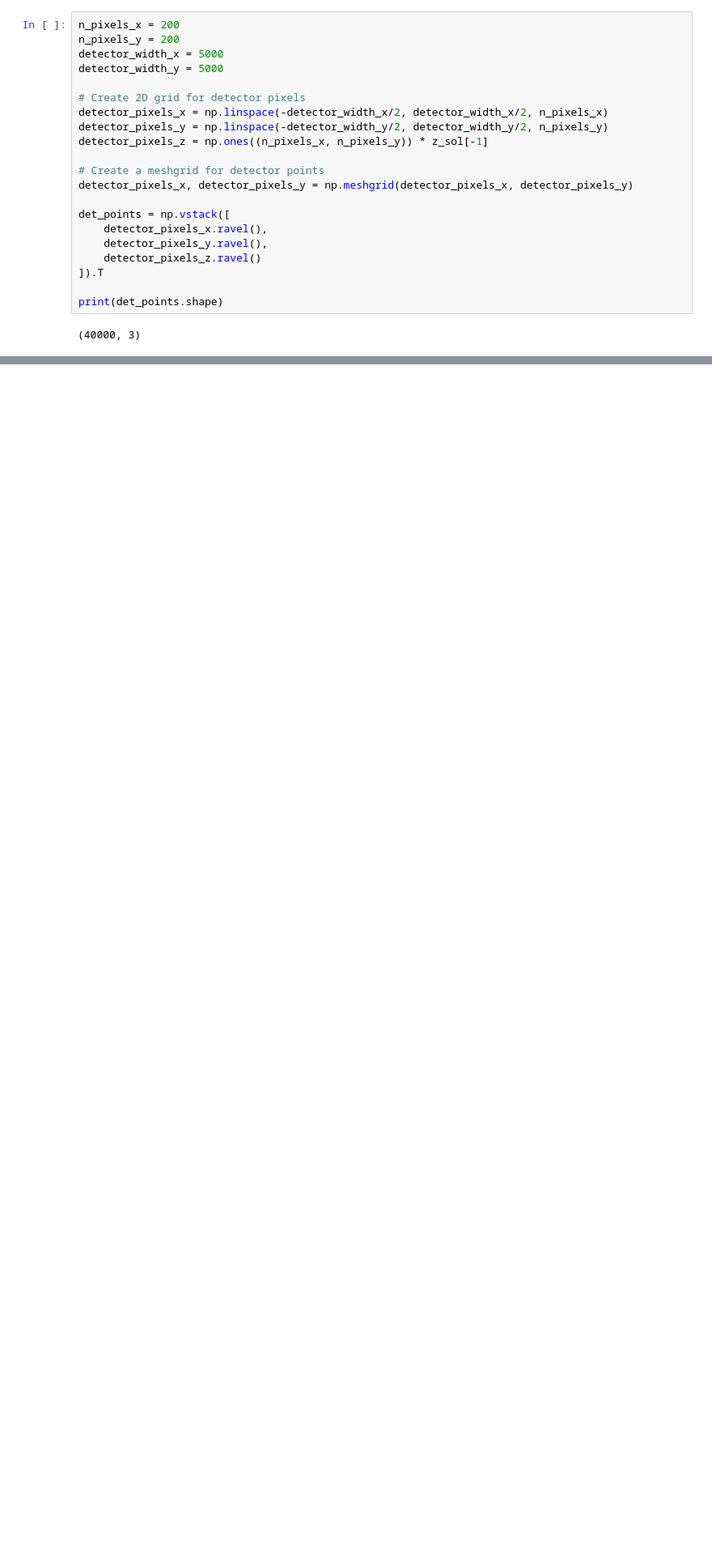
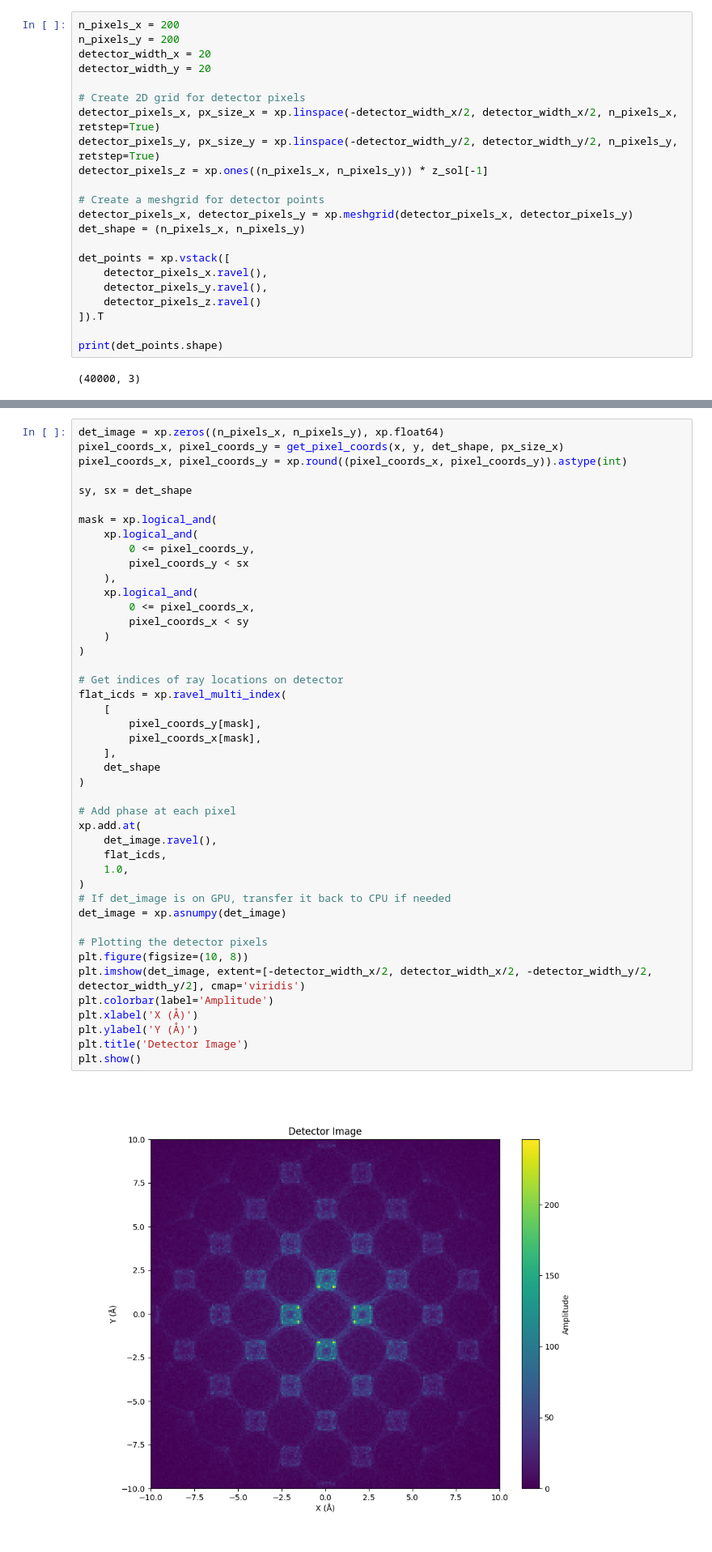
Before and after one commit to DavidLanders95/MonteCarloMS, a Jupyter notebook: eikonal.ipynb, the cells around one changed output, grey strips where cells are left out. Shown at 81% size. Drawn from its saved outputs; the diff is of its cells as text; blank space fills up the shorter version.

```diff
--- a/eikonal.ipynb
+++ b/eikonal.ipynb
@@ -204,18 +251,19 @@ x_sol = r[:, :, 0]
 # %%
 n_pixels_x = 200
 n_pixels_y = 200
-detector_width_x = 5000
-detector_width_y = 5000
+detector_width_x = 20
+detector_width_y = 20
 
 # Create 2D grid for detector pixels
-detector_pixels_x = np.linspace(-detector_width_x/2, detector_width_x/2, n_pixels_x)
-detector_pixels_y = np.linspace(-detector_width_y/2, detector_width_y/2, n_pixels_y)
-detector_pixels_z = np.ones((n_pixels_x, n_pixels_y)) * z_sol[-1]
+detector_pixels_x, px_size_x = xp.linspace(-detector_width_x/2, detector_width_x/2, n_pixels_x, retstep=True)
+detector_pixels_y, px_size_y = xp.linspace(-detector_width_y/2, detector_width_y/2, n_pixels_y, retstep=True)
+detector_pixels_z = xp.ones((n_pixels_x, n_pixels_y)) * z_sol[-1]
 
 # Create a meshgrid for detector points
-detector_pixels_x, detector_pixels_y = np.meshgrid(detector_pixels_x, detector_pixels_y)
+detector_pixels_x, detector_pixels_y = xp.meshgrid(detector_pixels_x, detector_pixels_y)
+det_shape = (n_pixels_x, n_pixels_y)
 
-det_points = np.vstack([
+det_points = xp.vstack([
     detector_pixels_x.ravel(),
     detector_pixels_y.ravel(),
     detector_pixels_z.ravel()
@@ -254,0 +336,46 @@ plt.show()
+# %%
+det_image = xp.zeros((n_pixels_x, n_pixels_y), xp.float64)
+pixel_coords_x, pixel_coords_y = get_pixel_coords(x, y, det_shape, px_size_x)
+pixel_coords_x, pixel_coords_y = xp.round((pixel_coords_x, pixel_coords_y)).astype(int)
+
+sy, sx = det_shape
+
+mask = xp.logical_and(
+    xp.logical_and(
+        0 <= pixel_coords_y,
+        pixel_coords_y < sx
+    ),
+    xp.logical_and(
+        0 <= pixel_coords_x,
+        pixel_coords_x < sy
+    )
+)
+
+# Get indices of ray locations on detector
+flat_icds = xp.ravel_multi_index(
+    [
+        pixel_coords_y[mask],
+        pixel_coords_x[mask],
+    ],
+    det_shape
+)
+
+# Add phase at each pixel
+xp.add.at(
+    det_image.ravel(),
+    flat_icds,
+    1.0,
+)
+# If det_image is on GPU, transfer it back to CPU if needed
+det_image = xp.asnumpy(det_image)
+
+# Plotting the detector pixels
+plt.figure(figsize=(10, 8))
+plt.imshow(det_image, extent=[-detector_width_x/2, detector_width_x/2, -detector_width_y/2, detector_width_y/2], cmap='viridis')
+plt.colorbar(label='Amplitude')
+plt.xlabel('X (Å)')
+plt.ylabel('Y (Å)')
+plt.title('Detector Image')
+plt.show()
+# %% [output]
+[figure, added]
```
Also changed, not shown: parts of 14 cells of this notebook.
